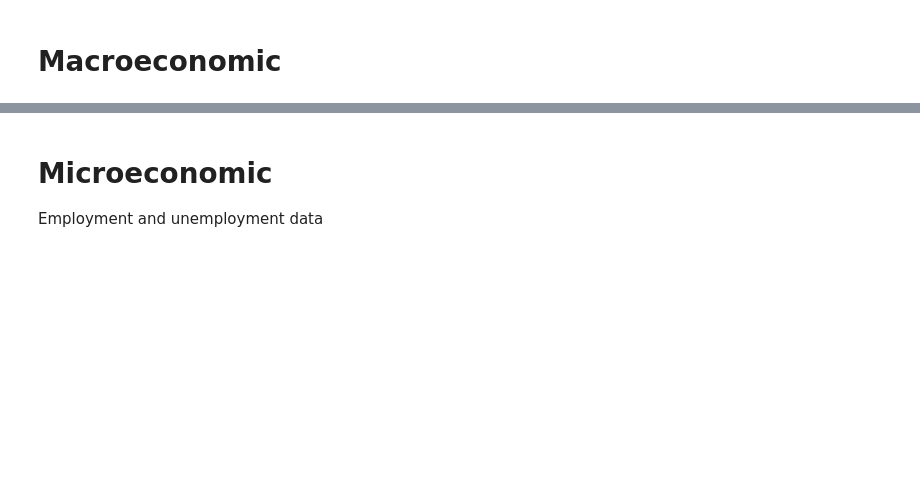
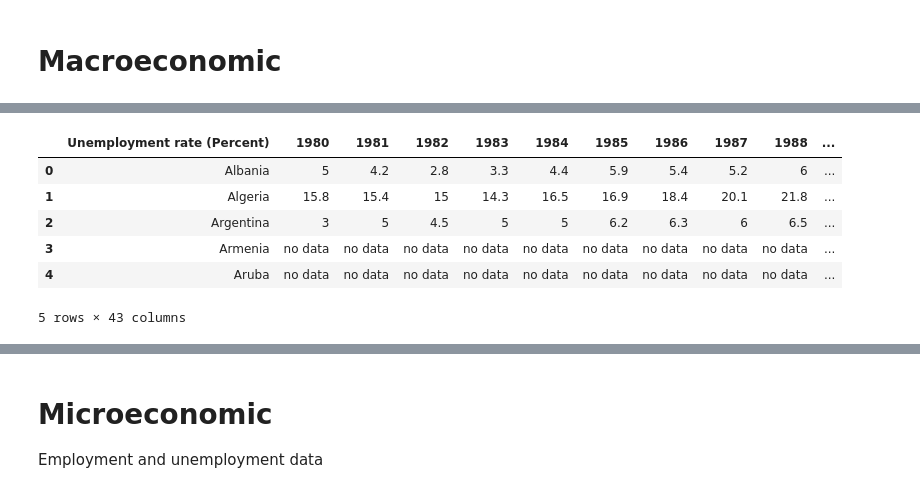
Before and after one commit to Yucheng-Ren/02806-final-project, a Jupyter notebook: _notebooks/2020-04-13-final-project.ipynb, the cells around one changed output, grey strips where cells are left out. Cells and saved outputs as stored; diff of their text form; code cells hidden in the pictures; blank space fills up the shorter version.

```diff
--- a/_notebooks/2020-04-13-final-project.ipynb
+++ b/_notebooks/2020-04-13-final-project.ipynb
@@ -62,0 +101,10 @@ alt.Chart(stockAll).mark_line().encode(
+# %%
+unemployRate.head()
+# %% [output]
+|  | Unemployment rate (Percent) | 1980 | 1981 | 1982 | 1983 | 1984 | 1985 | 1986 | 1987 | 1988 | ... |
+| 0 | Albania | 5 | 4.2 | 2.8 | 3.3 | 4.4 | 5.9 | 5.4 | 5.2 | 6 | ... |
+| 1 | Algeria | 15.8 | 15.4 | 15 | 14.3 | 16.5 | 16.9 | 18.4 | 20.1 | 21.8 | ... |
+| 2 | Argentina | 3 | 5 | 4.5 | 5 | 5 | 6.2 | 6.3 | 6 | 6.5 | ... |
+| 3 | Armenia | no data | no data | no data | no data | no data | no data | no data | no data | no data | ... |
+| 4 | Aruba | no data | no data | no data | no data | no data | no data | no data | no data | no data | ... |
+5 rows × 43 columns
```
Also changed, not shown: parts of 15 cells of this notebook, 4 other files.
